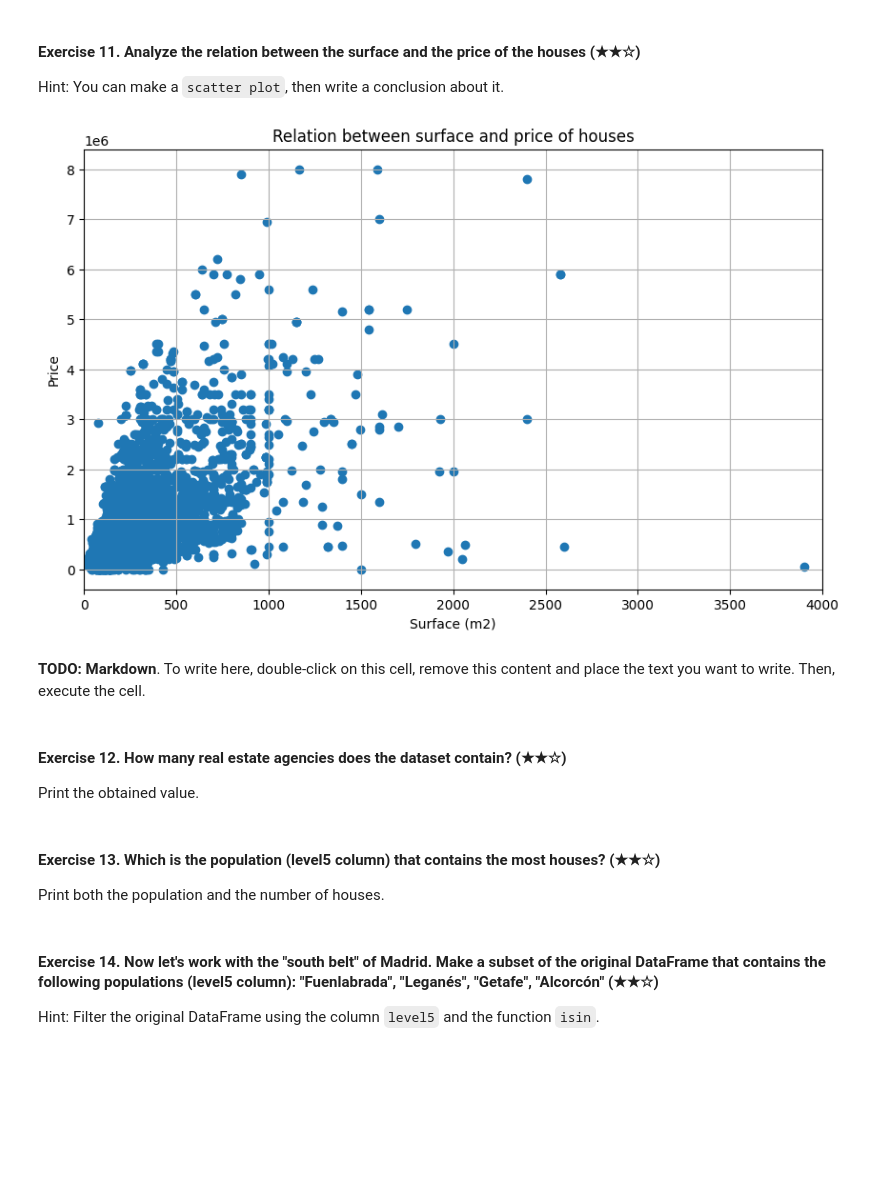
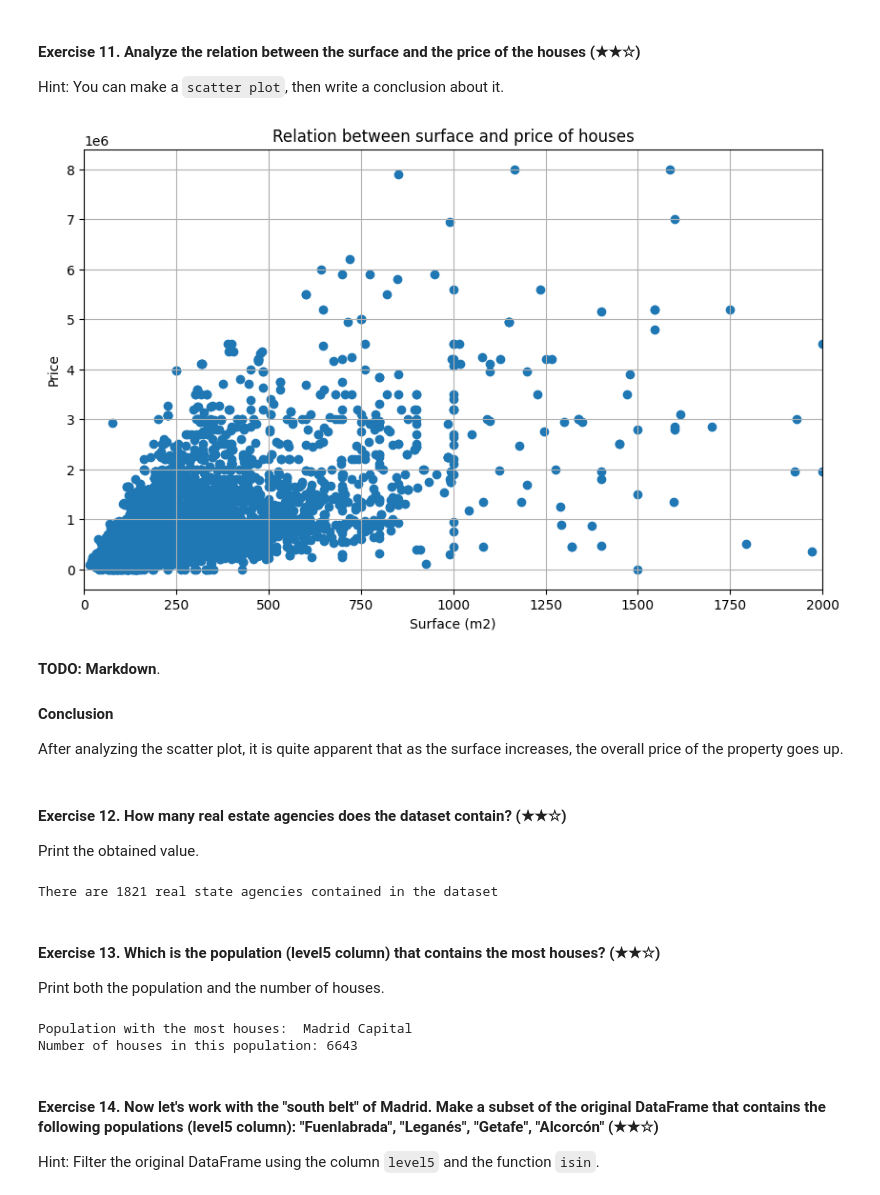
Before and after one commit to remelop03/realestate-datacleanup-exercise, a Jupyter notebook: project.ipynb, the cells around one changed output. Drawn from its saved outputs; the diff is of its cells as text; code cells hidden in the pictures; blank space fills up the shorter version.

```diff
--- a/project.ipynb
+++ b/project.ipynb
@@ -249,32 +245,49 @@ Hint: You can make a `scatter plot`, then write a conclusion about it.
 # %%
 # TODO: Code
 
 import matplotlib.pyplot as plt
 
 plt.figure(figsize=(10, 6))
 plt.scatter(ds['surface'], ds['price'])
 plt.xlabel('Surface (m2)')
 plt.ylabel('Price')
 plt.title('Relation between surface and price of houses')
 plt.grid(True)
-plt.xlim(0, 4000)
+plt.xlim(0, 2000)
 plt.show()
 # %% [output]
-[figure, old version]
+[figure, new version]
 # %% [markdown]
-**TODO: Markdown**. To write here, double-click on this cell, remove this content and place the text you want to write. Then, execute the cell.
+**TODO: Markdown**.
+#### Conclusion
+After analyzing the scatter plot, it is quite apparent that as the surface increases, the overall price of the property goes up.
 # %% [markdown]
 #### Exercise 12. How many real estate agencies does the dataset contain? (★★☆)
 
 Print the obtained value.
 # %%
 # TODO
+real_state_name=ds["realEstate_name"].nunique()
+print(f"There are {real_state_name} real state agencies contained in the dataset")
+# %% [output]
+There are 1821 real state agencies contained in the dataset
 # %% [markdown]
 #### Exercise 13. Which is the population (level5 column) that contains the most houses? (★★☆)
 
 Print both the population and the number of houses.
 # %%
 # TODO
+
+population_counts = ds['level5'].value_counts()
+
+most_houses_population = population_counts.idxmax()
+number_of_houses_in_population = population_counts.max()
+
+print(f"Population with the most houses: {most_houses_population}")
+print(f"Number of houses in this population: {number_of_houses_in_population}")
+# %% [output]
+Population with the most houses:  Madrid Capital
+Number of houses in this population: 6643
 # %% [markdown]
 #### Exercise 14. Now let's work with the "south belt" of Madrid. Make a subset of the original DataFrame that contains the following populations (level5 column): "Fuenlabrada", "Leganés", "Getafe", "Alcorcón" (★★☆)
 
```
Also changed, not shown: parts of 11 cells of this notebook.
